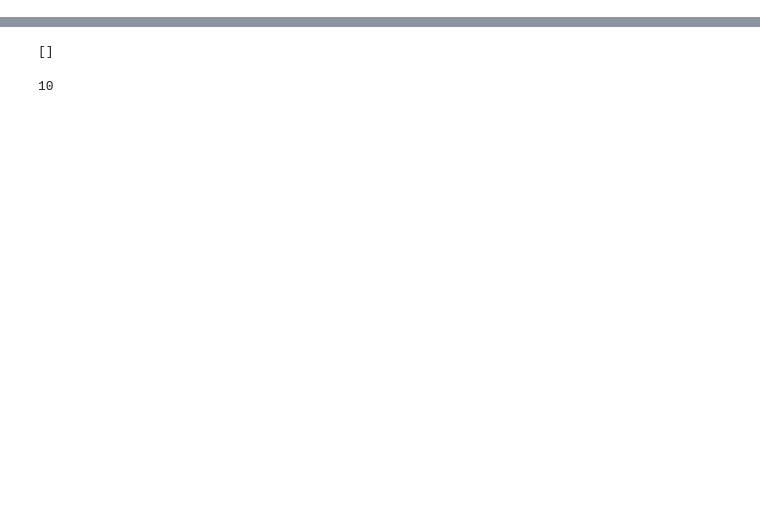
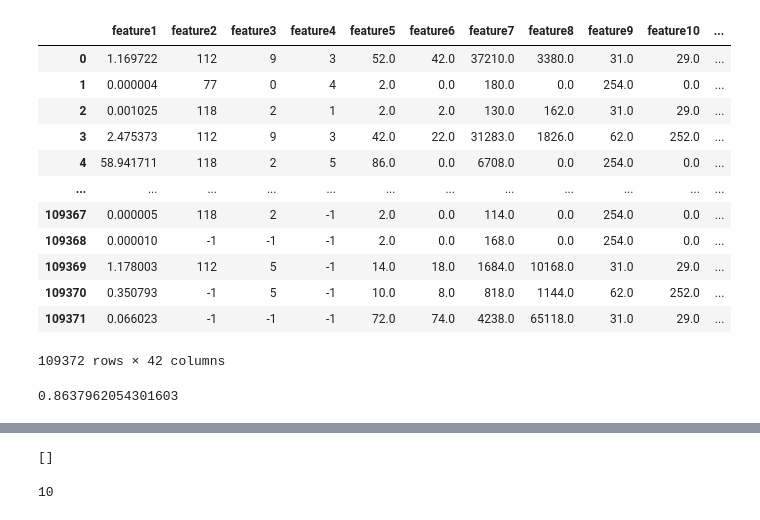
Before and after one commit to DASC-CompetitiveDS/MLOpsVN, a Jupyter notebook: src/notebooks/test_analysis.ipynb, the cells around one changed output, grey strips where cells are left out. Cells and saved outputs as stored; diff of their text form; code cells hidden in the pictures; blank space fills up the shorter version.

```diff
--- a/src/notebooks/test_analysis.ipynb
+++ b/src/notebooks/test_analysis.ipynb
@@ -80,0 +34,17 @@ drop_cols = ['feature41', 'feature36', 'feature22', 'feature37']
+# %%
+def combine_parquet_test(url_test, parquet=False):
+    raw_test = pd.DataFrame()
+    count_ = 0
+    for file_path in os.listdir(url_test):
+        if 'parquet' not in file_path or "123.parquet" in file_path:
+            continue
+        captured_data = pd.read_parquet(f'{url_test}{file_path}')
+        if parquet:
+            captured_data['parquet_idx'] = count_
+        raw_test = pd.concat([raw_test, captured_data])
+        count_ += 1
+    print(count_)
+    return raw_test.reset_index(drop=True)
+# %%
+raw_test_32 = combine_parquet_test(link_data_test_raw_32)
+processed_test_32 = combine_parquet_test(link_data_test_processed_32)
@@ -80,0 +54,9 @@ drop_cols = ['feature41', 'feature36', 'feature22', 'feature37']
+# %%
+raw_train_22 = pd.read_parquet(train_raw_data_22)
+raw_train_32 = pd.read_parquet(train_raw_data_32)
+order_cols = raw_train_32.columns.tolist()
+order_cols.remove('label')
+raw_test_32 = raw_test_32[order_cols].reset_index(drop=True)
+processed_test_32 = processed_test_32[order_cols].reset_index(drop=True)
+
+# captured_data = captured_data[order_cols].reset_index(drop=True)
@@ -80,0 +223,16 @@ drop_cols = ['feature41', 'feature36', 'feature22', 'feature37']
+# %%
+processed_test_32
+# %% [output]
+|  | feature1 | feature2 | feature3 | feature4 | feature5 | feature6 | feature7 | feature8 | feature9 | feature10 | ... |
+| 0 | 1.169722 | 112 | 9 | 3 | 52.0 | 42.0 | 37210.0 | 3380.0 | 31.0 | 29.0 | ... |
+| 1 | 0.000004 | 77 | 0 | 4 | 2.0 | 0.0 | 180.0 | 0.0 | 254.0 | 0.0 | ... |
+| 2 | 0.001025 | 118 | 2 | 1 | 2.0 | 2.0 | 130.0 | 162.0 | 31.0 | 29.0 | ... |
+| 3 | 2.475373 | 112 | 9 | 3 | 42.0 | 22.0 | 31283.0 | 1826.0 | 62.0 | 252.0 | ... |
+| 4 | 58.941711 | 118 | 2 | 5 | 86.0 | 0.0 | 6708.0 | 0.0 | 254.0 | 0.0 | ... |
+| ... | ... | ... | ... | ... | ... | ... | ... | ... | ... | ... | ... |
+| 109367 | 0.000005 | 118 | 2 | -1 | 2.0 | 0.0 | 114.0 | 0.0 | 254.0 | 0.0 | ... |
+| 109368 | 0.000010 | -1 | -1 | -1 | 2.0 | 0.0 | 168.0 | 0.0 | 254.0 | 0.0 | ... |
+| 109369 | 1.178003 | 112 | 5 | -1 | 14.0 | 18.0 | 1684.0 | 10168.0 | 31.0 | 29.0 | ... |
+| 109370 | 0.350793 | -1 | 5 | -1 | 10.0 | 8.0 | 818.0 | 1144.0 | 62.0 | 252.0 | ... |
+| 109371 | 0.066023 | -1 | -1 | -1 | 72.0 | 74.0 | 4238.0 | 65118.0 | 31.0 | 29.0 | ... |
+109372 rows × 42 columns
@@ -80,0 +241,4 @@ drop_cols = ['feature41', 'feature36', 'feature22', 'feature37']
+# %%
+y_train_data_32[y_train_data_32['pred'] == y_train_data_32['label']].shape[0] / y_train_data_32.shape[0]
+# %% [output]
+0.8637962054301603
```
Also changed, not shown: parts of 41 cells of this notebook, 21 other files.
